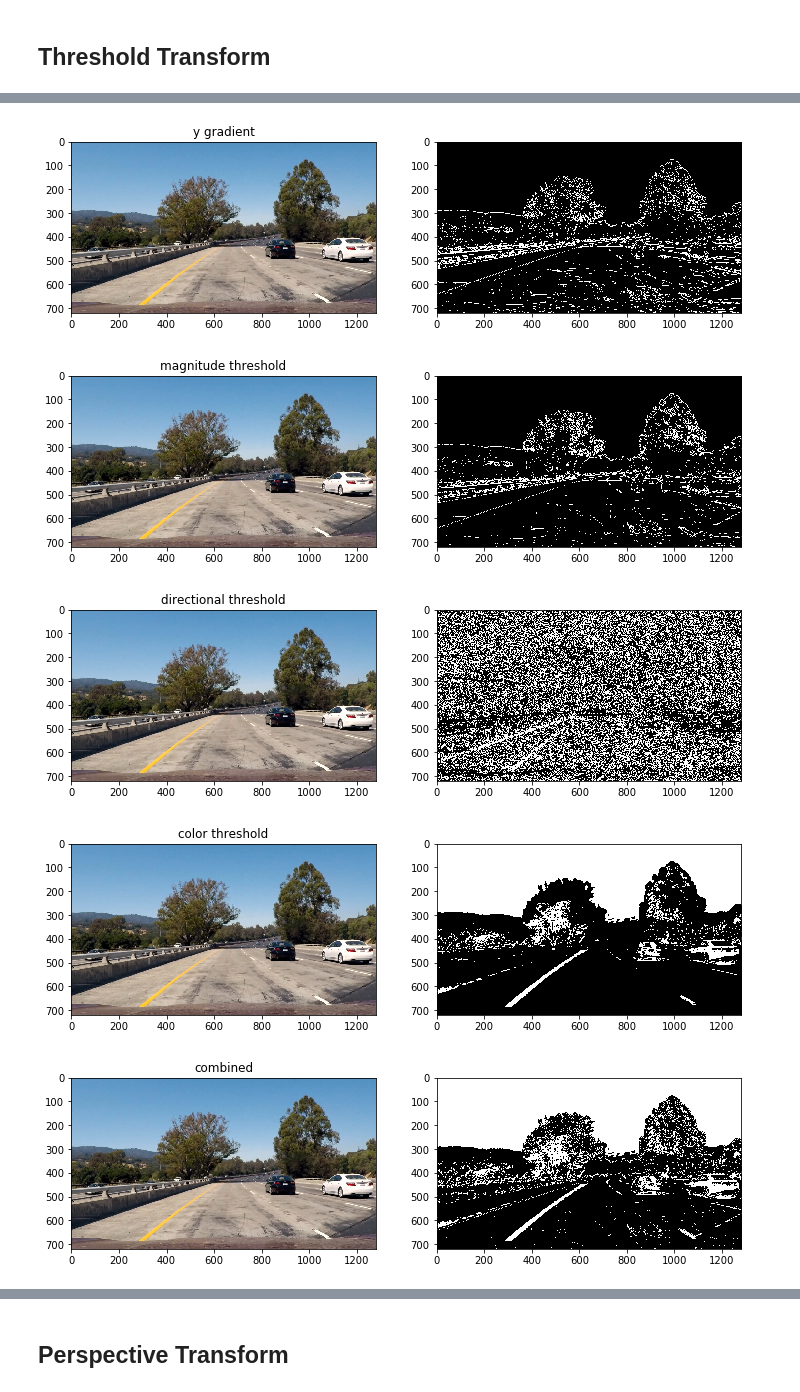
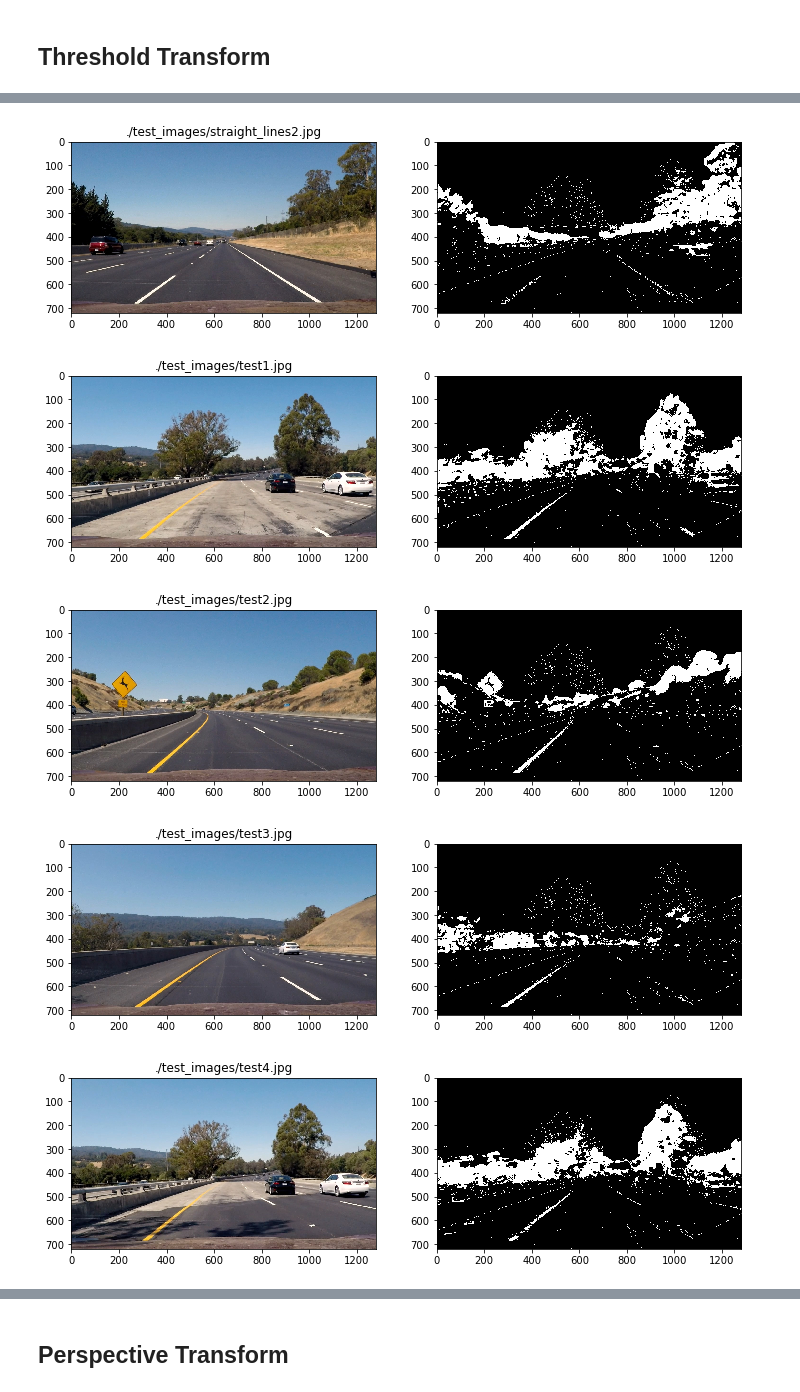
Before and after one commit to vincechan/CarND-AdvancedLaneFinding, a Jupyter notebook: advanced-lane-finding.ipynb, the cells around one changed output, grey strips where cells are left out. Cells and saved outputs as stored; diff of their text form; code cells hidden in the pictures.

Commit message:
tune image filter

```diff
--- a/advanced-lane-finding.ipynb
+++ b/advanced-lane-finding.ipynb
@@ -154,37 +154,53 @@ def color_threshold(img, thresh=(0, 255)):
     S = hls[:,:,2]
     # Threshold color channel
     s_binary = np.zeros_like(S)
-    s_binary[(S >= thresh[0]) & (S <= thresh[1])] = 1
+    s_binary[(H >= thresh[0]) & (H <= thresh[1])] = 1
     return s_binary
 
-def filter(img):
+def filter(img, show_step=False):
 
     ksize = 3 # Choose a larger odd number to smooth gradient measurements
 
-    # Apply each of the thresholding functions
+    #  Apply each of the thresholding functions
     gradx = abs_sobel_thresh(image, orient='x', thresh=(20, 100))
-    plot_images(img, gradx, 'x gradient')
+    grady = abs_sobel_thresh(image, orient='y', thresh=(20, 100))
+    mag_binary = mag_thresh(image, sobel_kernel=ksize, mag_thresh=(20, 100))
+    dir_binary = dir_threshold(image, sobel_kernel=15, thresh=(0.7, 1.3))
+    color_binary = color_threshold(img, thresh=(20,90))
+    # combine filter
+    combined = np.zeros_like(color_binary)
+    combined[(color_binary == 1) | ((gradx == 1) & (grady == 1) & (mag_binary == 1) & (dir_binary == 1))] = 1
 
-    grady = abs_sobel_thresh(image, orient='y', thresh=(20, 100))
-    plot_images(img, grady, 'y gradient')
+    if show_step:
+        c1 = np.zeros_like(color_binary)
+        c1[(color_binary == 1) | ((gradx == 1))] = 1
 
-    mag_binary = mag_thresh(image, sobel_kernel=ksize, mag_thresh=(30, 100))
-    plot_images(img, mag_binary, 'magnitude threshold')
+        c2 = np.zeros_like(color_binary)
+        c2[(color_binary == 1) | ((gradx == 1) & (grady == 1))] = 1
 
-    dir_binary = dir_threshold(image, sobel_kernel=15, thresh=(0.7, 1.3))
-    plot_images(img, dir_binary, 'directional threshold')
+        c3 = np.zeros_like(color_binary)
+        c3[(color_binary == 1) | ((gradx == 1) & (grady == 1) & (mag_binary == 1))] = 1
 
-    color_binary = color_threshold(img, thresh=(90,255))
-    plot_images(img, color_binary, 'color threshold')
+        c4 = np.zeros_like(color_binary)
+        c4[(color_binary == 1) | ((gradx == 1) & (grady == 1) & (mag_binary == 1) & (dir_binary == 1))] = 1
 
-    combined = np.zeros_like(dir_binary)
-    combined[(color_binary == 1) | ((gradx == 1) & (grady == 1)) | ((mag_binary == 1) & (dir_binary == 1))] = 1
-    plot_images(img, combined, 'combined')
+        plot_images(img, color_binary, 'original', 'color threshold')
+        plot_images(gradx, grady, 'gradx','grady')
+        plot_images(mag_binary, dir_binary, 'magnitude threshold', 'directional threshold')
+        plot_images(c1,c2,'color gradx', 'color gradx grady')
+        plot_images(c3,c4,'color gradx grady mag', 'color gradx grady mag dir')
 
     return combined
 
 
 
-image = cv2.imread('test_images/test1.jpg')
-after = filter(image)
+#image = cv2.imread('test_images/test5.jpg')
+#after = filter(image, True)
+#plot_images(image, after)
+
+fnames = glob.glob('./test_images/*.jpg')
+for fname in fnames:
+    img = cv2.imread(fname)
+    after = filter(img)
+    plot_images(img, after, fname)
 # %% [output]
@@ -192,5 +208,5 @@ after = filter(image)
-[figure, old version]
+[figure, new version]
-[figure, old version]
+[figure, new version]
-[figure, old version]
+[figure, new version]
-[figure, old version]
+[figure, new version]
-[figure, old version]
+[figure, new version]
```
Also changed, not shown: parts of 4 cells of this notebook.
